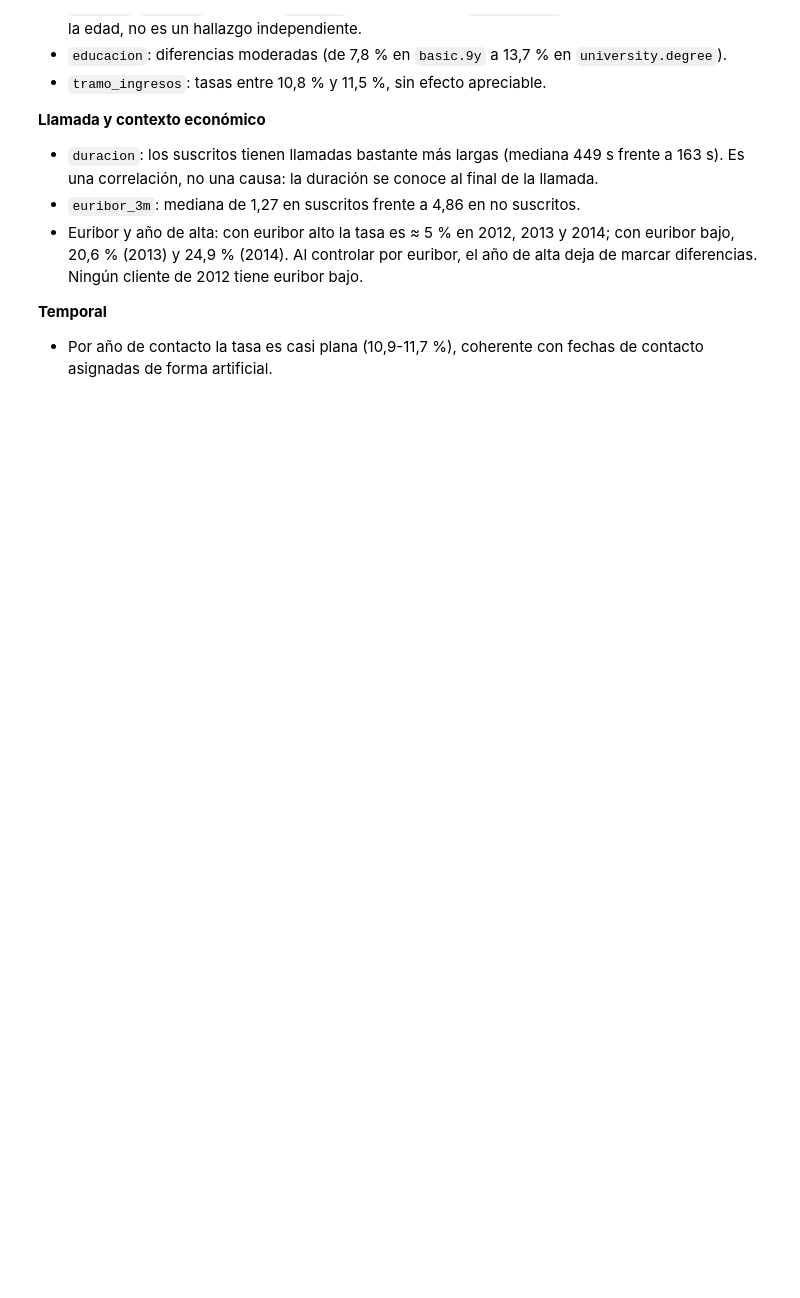
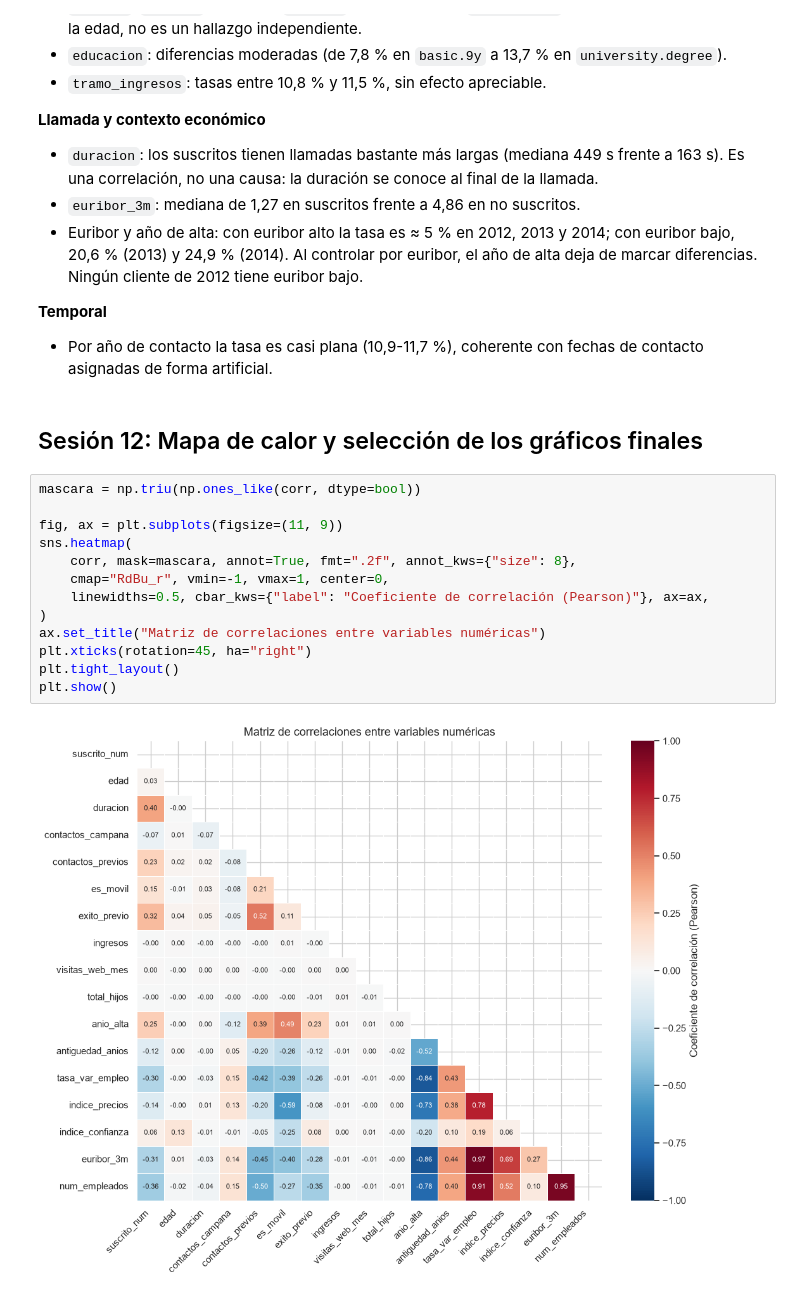
Before and after one commit to AntonioRojasBoquizo/00_da_p04_v01, a Jupyter notebook: notebooks/03_analisis_y_visualizacion.ipynb, the cells around one changed output. Saved outputs shown, nothing was run; the diff lists cells and outputs as text; blank space fills up the shorter version.

Commit message:
Mapa de calor y exportación de gráficos

```diff
--- a/notebooks/03_analisis_y_visualizacion.ipynb
+++ b/notebooks/03_analisis_y_visualizacion.ipynb
@@ -897,3 +897,20 @@ plt.show()
 
 **Temporal**
 - Por año de contacto la tasa es casi plana (10,9-11,7 %), coherente con fechas de contacto asignadas de forma artificial.
+# %% [markdown]
+## Sesión 12: Mapa de calor y selección de los gráficos finales
+# %%
+mascara = np.triu(np.ones_like(corr, dtype=bool))
+
+fig, ax = plt.subplots(figsize=(11, 9))
+sns.heatmap(
+    corr, mask=mascara, annot=True, fmt=".2f", annot_kws={"size": 8},
+    cmap="RdBu_r", vmin=-1, vmax=1, center=0,
+    linewidths=0.5, cbar_kws={"label": "Coeficiente de correlación (Pearson)"}, ax=ax,
+)
+ax.set_title("Matriz de correlaciones entre variables numéricas")
+plt.xticks(rotation=45, ha="right")
+plt.tight_layout()
+plt.show()
+# %% [output]
+[figure, added]
```
Also changed, not shown: parts of 9 cells of this notebook, 9 other files.
